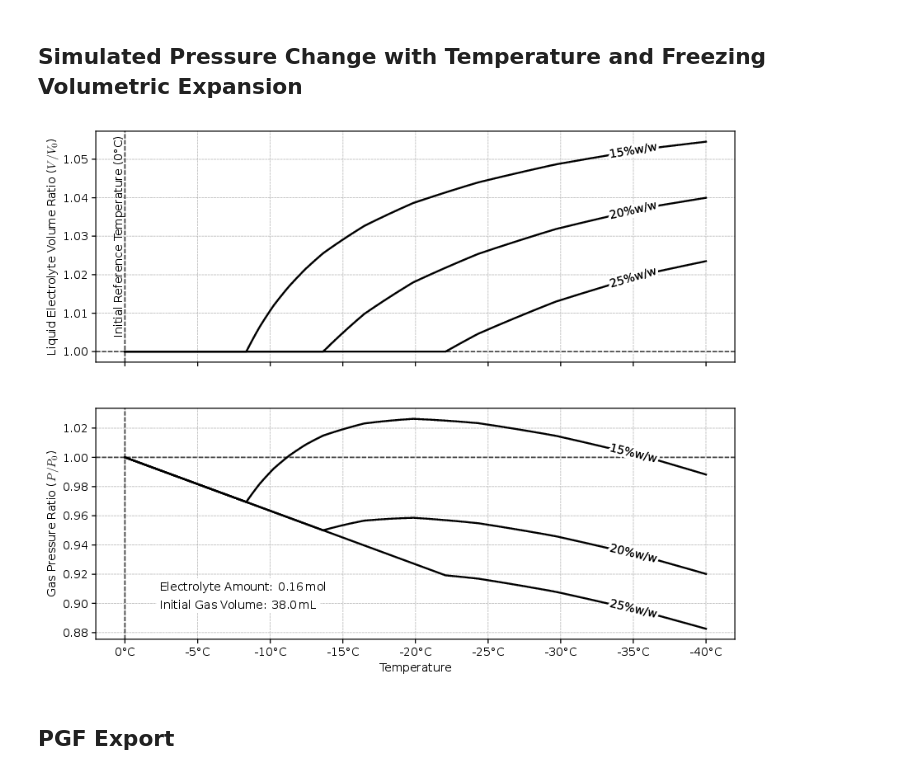
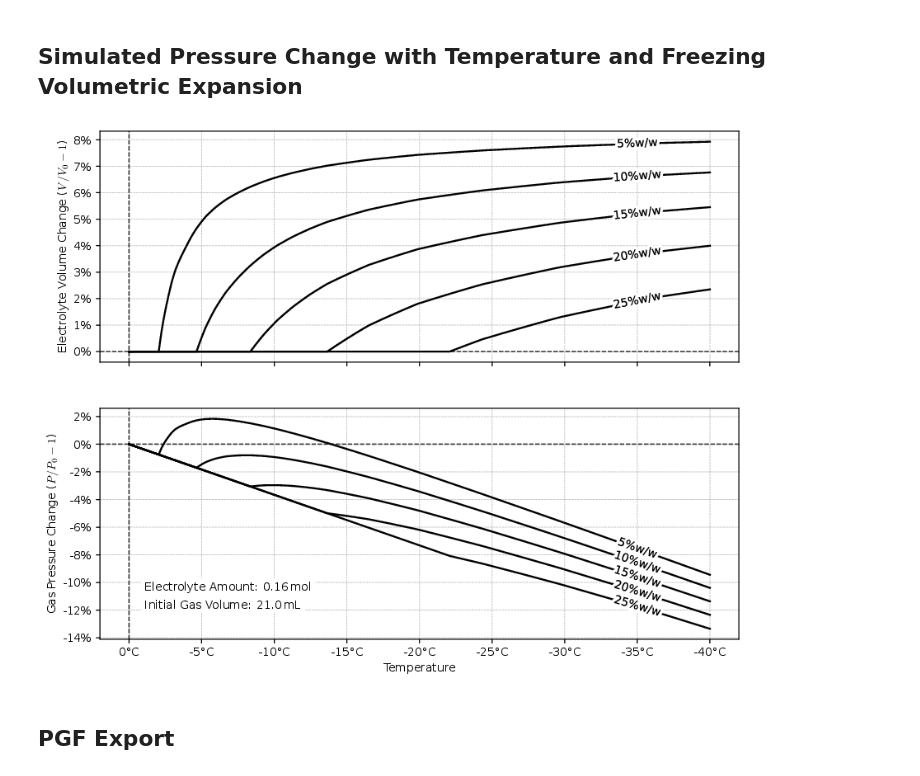
Before and after one commit to UCT-MARiS/SISPS-EXP-SOH, a Jupyter notebook: Notebook/ExpansionSulfAcid.ipynb, the cells around one changed output. Drawn from its saved outputs; the diff is of its cells as text; code cells hidden in the pictures.

Commit message:
Minor Plot Improvements

```diff
--- a/Notebook/ExpansionSulfAcid.ipynb
+++ b/Notebook/ExpansionSulfAcid.ipynb
@@ -461,7 +516,7 @@ def volume_ratio(
         data_with_derivatives["Density (20 °C)"][::-1],
     )  # Density of liquid sulphuric acid at temperature T
 
-    v_F = (1 - f) / rho_L + f / RHO_S  # Specific volume after freezing
+    v_F = ((1 - f) / rho_L) + (f / RHO_S)  # Specific volume after freezing
 
     volume_ratio = v_F / v_0
 
@@ -480,7 +535,7 @@ def isomolar_pressure_ratio(
     ABSOLUTE_ZERO_C = -273.15  # Absolute zero in Celsius
     return (V_0 / V_1) * (T_1 - ABSOLUTE_ZERO_C) / (T_0 - ABSOLUTE_ZERO_C)
 # %%
-def plot_isomolar_pressure_ratio(
+def plot_isomolar_pressure_change(
     data_with_derivatives: pd.DataFrame,
     electrolyte_amount: float,
     initial_gas_volume: float,
@@ -505,7 +560,7 @@ def plot_isomolar_pressure_ratio(
     RANGE_T = np.linspace(initial_T, lower_T, 1000)
 
     RANGE_A = np.arange(
-        0.15, 0.26, 0.05
+        0.05, 0.26, 0.05
     )  # Initial anhydrous weight fraction range for plotting
 
     SULPHURIC_ACID_MOLAR_MASS = 98.079  # g/mol
@@ -525,12 +580,12 @@ def plot_isomolar_pressure_ratio(
             data_with_derivatives["Density (20 °C)"],
         )  # kg/L = g/cm³
 
-        electrolyte_concentration_0 = (
-            electrolyte_density_0 * a_0 / SULPHURIC_ACID_MOLAR_MASS * 1000
+        electrolyte_molar_concentration_0 = (
+            electrolyte_density_0 / SULPHURIC_ACID_MOLAR_MASS * 1000
         )  # kg/L / (g/mol) * (1000/k) = mol/L
 
         electrolyte_volume_0 = (
-            electrolyte_amount / electrolyte_concentration_0
+            electrolyte_amount / electrolyte_molar_concentration_0
         )  # mol / (mol/L) = L
 
         volume_ratio_over_temperature = [
@@ -539,7 +594,7 @@ def plot_isomolar_pressure_ratio(
 
         ax[0].plot(
             RANGE_T,
-            volume_ratio_over_temperature,
+            volume_ratio_over_temperature - np.ones_like(volume_ratio_over_temperature),
             color="black",
             label=f"{a_0:.0%}w/w",
         )
@@ -563,7 +618,8 @@ def plot_isomolar_pressure_ratio(
 
         ax[1].plot(
             RANGE_T,
-            pressure_change_over_temperature,
+            pressure_change_over_temperature
+            - np.ones_like(pressure_change_over_temperature),
             color="black",
             label=f"{a_0:.0%}w/w",
         )
@@ -571,7 +627,7 @@ def plot_isomolar_pressure_ratio(
     left_label_x = lower_T + 5
 
     for axis in [ax[0], ax[1]]:
-        axis.axhline(y=1, color="black", linestyle="--", linewidth=1, alpha=0.7)
+        axis.axhline(y=0, color="black", linestyle="--", linewidth=1, alpha=0.7)
         axis.axvline(x=initial_T, color="black", linestyle="--", linewidth=1, alpha=0.7)
 
         labelLines(
@@ -579,21 +635,23 @@ def plot_isomolar_pressure_ratio(
             xvals=[left_label_x] * len(axis.get_lines()),
         )
 
+        axis.yaxis.set_major_formatter(FuncFormatter(lambda x, _: f"{x:.0%}"))
+
     ax[0].invert_xaxis()
 
-    ax[0].text(
-        initial_T,
-        1.03,
-        f"Initial Reference Temperature ({initial_T}°C)",
-        color="black",
-        rotation=90,
-        fontsize=10,
-        ha="right",
-        va="center",
-    )
+    # ax[0].text(
+    #     initial_T,
+    #     0.04,
+    #     f"Reference Point ({initial_T}°C)",
+    #     color="black",
+    #     rotation=90,
+    #     fontsize=10,
+    #     ha="right",
+    #     va="center",
+    # )
 
-    ax[0].set_ylabel("Liquid Electrolyte Volume Ratio ($V / V_0$)")
-    ax[1].set_ylabel("Gas Pressure Ratio ($P / P_0$)")
+    ax[0].set_ylabel("Electrolyte Volume Change ($V / V_0 - 1$)")
+    ax[1].set_ylabel("Gas Pressure Change ($P / P_0 - 1$)")
 
     ax[1].set_xlabel("Temperature")
     ax[1].xaxis.set_major_formatter(FuncFormatter(lambda x, _: f"{x:.0f}°C"))
@@ -603,38 +661,38 @@ def plot_isomolar_pressure_ratio(
 
     # Print info of other parameters on top axis
     text_params = {
         "ha": "left",
         "va": "bottom",
         "fontsize": 10,
         "color": "black",
         "bbox": dict(boxstyle="round", facecolor="white", edgecolor="none"),
     }
     ax[1].text(
-        0.1,
+        0.07,
         0.20,
         rf"Electrolyte Amount: {electrolyte_amount}\,mol",
         transform=ax[1].transAxes,
         **text_params,
     )
     ax[1].text(
-        0.1,
+        0.07,
         0.13,
         rf"Initial Gas Volume: {initial_gas_volume*1000}\,mL",
         transform=ax[1].transAxes,
         **text_params,
     )
 
     return fig
 
 
-plot_isomolar_pressure_ratio(
+plot_isomolar_pressure_change(
     data_with_derivatives,
-    initial_gas_volume=38.0 / 1000,  # L
+    initial_gas_volume=21.0 / 1000,  # L
     electrolyte_amount=0.16,  # mol
     initial_T=0,
 )
 # %% [output]
-[figure, old version]
+[figure, new version]
 # %% [markdown]
 ## PGF Export
 # %%
```
Also changed, not shown: parts of 9 cells of this notebook, 6 other files.
